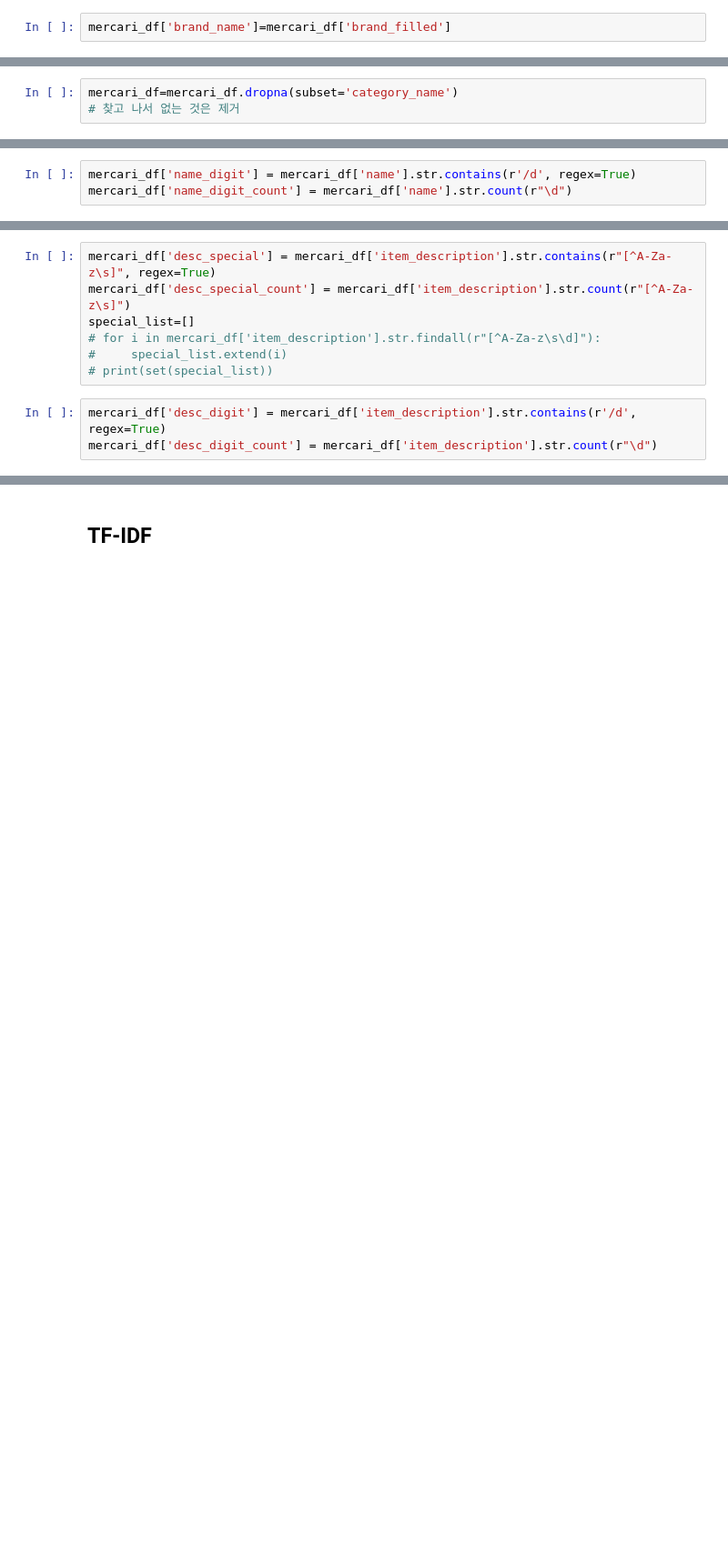
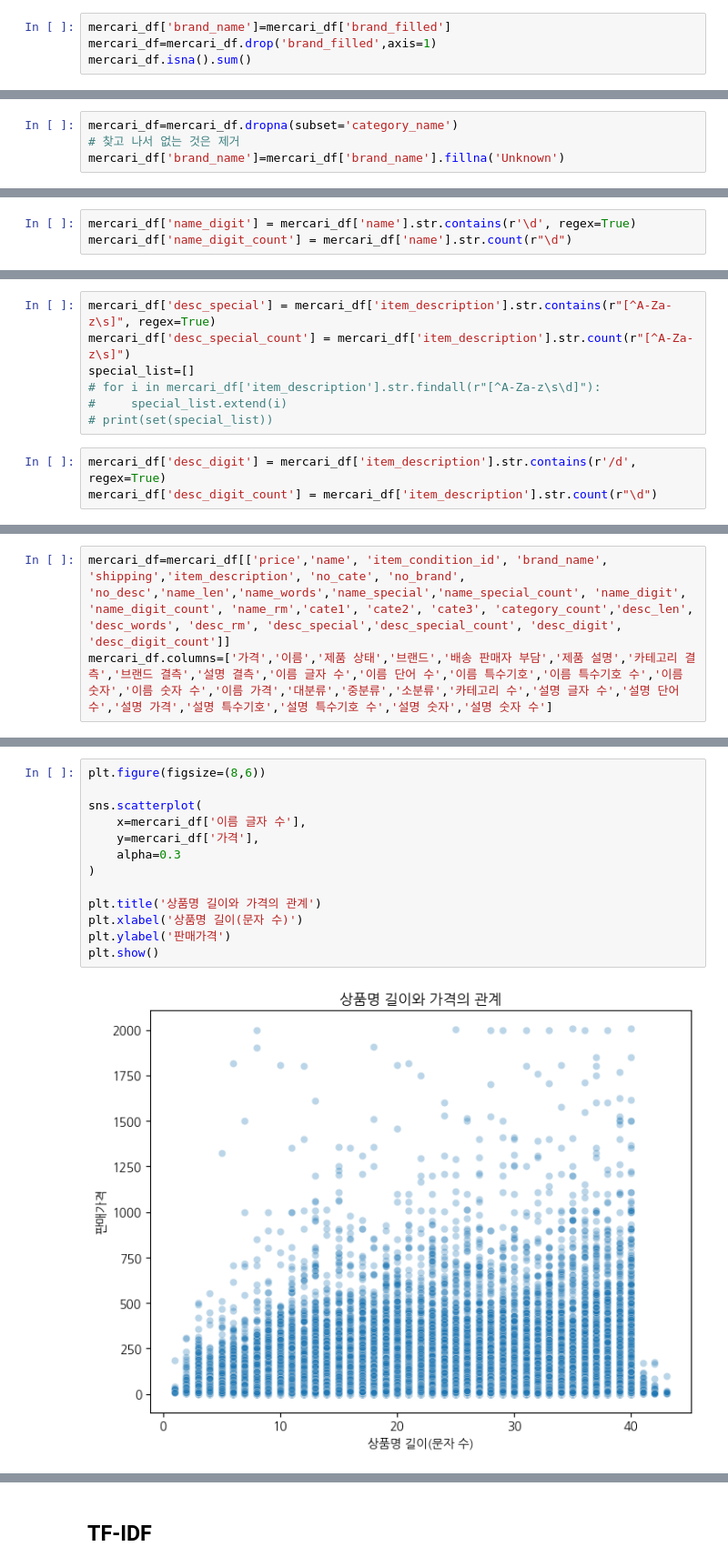
Before and after one commit to S-HNJN/first-repository, a Jupyter notebook: Mercari.ipynb, the cells around one changed output, grey strips where cells are left out. Shown at 91% size. Drawn from its saved outputs; the diff is of its cells as text; blank space fills up the shorter version.

```diff
--- a/Mercari.ipynb
+++ b/Mercari.ipynb
@@ -333,2 +330,4 @@ See the caveats in the documentation: https://pandas.pydata.org/pandas-docs/stab
 # %%
 mercari_df['brand_name']=mercari_df['brand_filled']
+mercari_df=mercari_df.drop('brand_filled',axis=1)
+mercari_df.isna().sum()
@@ -335,6 +346,7 @@ mercari_df['brand_name']=mercari_df['brand_filled']
 # %%
 mercari_df=mercari_df.dropna(subset='category_name')
 # 찾고 나서 없는 것은 제거
+mercari_df['brand_name']=mercari_df['brand_name'].fillna('Unknown')
 # %% [markdown]
 ### item_description
 # %%
@@ -375,4 +387,4 @@ special_list=[]
 # %%
-mercari_df['name_digit'] = mercari_df['name'].str.contains(r'/d', regex=True)
+mercari_df['name_digit'] = mercari_df['name'].str.contains(r'\d', regex=True)
 mercari_df['name_digit_count'] = mercari_df['name'].str.count(r"\d")
 # %% [markdown]
@@ -482,0 +537,3 @@ mercari_df['desc_digit_count'] = mercari_df['item_description'].str.count(r"\d")
+# %%
+mercari_df=mercari_df[['price','name', 'item_condition_id', 'brand_name', 'shipping','item_description', 'no_cate', 'no_brand', 'no_desc','name_len','name_words','name_special','name_special_count', 'name_digit', 'name_digit_count', 'name_rm','cate1', 'cate2', 'cate3', 'category_count','desc_len', 'desc_words', 'desc_rm', 'desc_special','desc_special_count', 'desc_digit', 'desc_digit_count']]
+mercari_df.columns=['가격','이름','제품 상태','브랜드','배송 판매자 부담','제품 설명','카테고리 결측','브랜드 결측','설명 결측','이름 글자 수','이름 단어 수','이름 특수기호','이름 특수기호 수','이름 숫자','이름 숫자 수','이름 가격','대분류','중분류','소분류','카테고리 수','설명 글자 수','설명 단어 수','설명 가격','설명 특수기호','설명 특수기호 수','설명 숫자','설명 숫자 수']
@@ -482,0 +542,15 @@ mercari_df['desc_digit_count'] = mercari_df['item_description'].str.count(r"\d")
+# %%
+plt.figure(figsize=(8,6))
+
+sns.scatterplot(
+    x=mercari_df['이름 글자 수'],
+    y=mercari_df['가격'],
+    alpha=0.3
+)
+
+plt.title('상품명 길이와 가격의 관계')
+plt.xlabel('상품명 길이(문자 수)')
+plt.ylabel('판매가격')
+plt.show()
+# %% [output]
+[figure, added]
```
Also changed, not shown: parts of 94 cells of this notebook.
